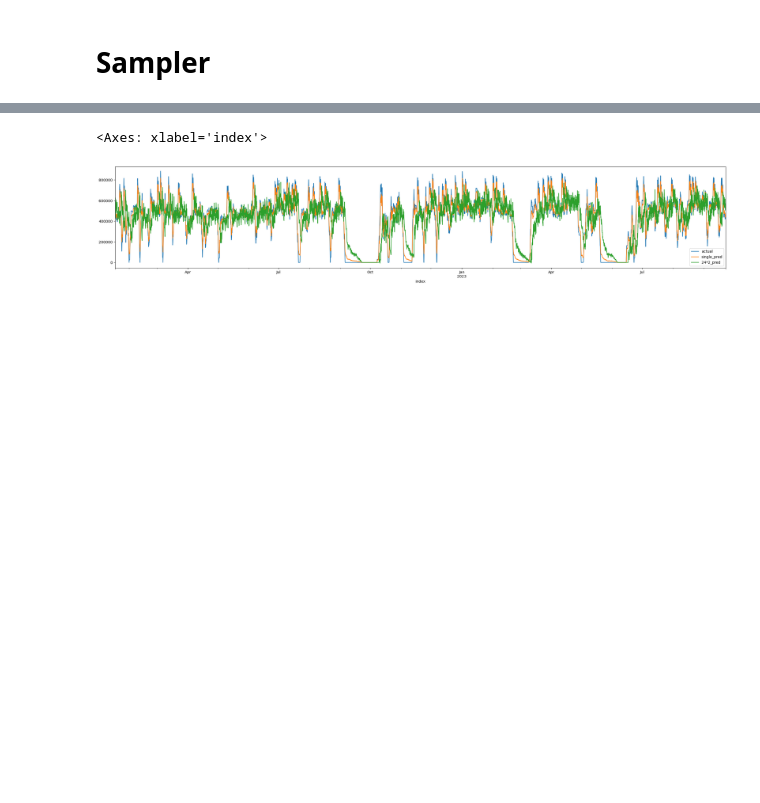
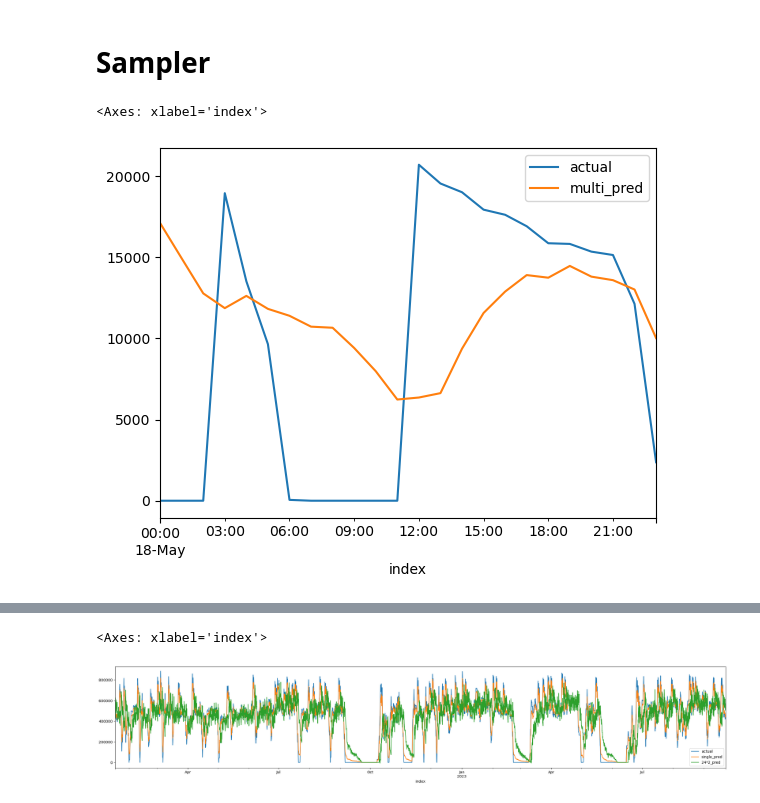
Before and after one commit to KyleCarlo/Predicting-Fuel-Consumption, a Jupyter notebook: Course-Model-perhour.ipynb, the cells around one changed output, grey strips where cells are left out. Cells and saved outputs as stored; diff of their text form; code cells hidden in the pictures; blank space fills up the shorter version.

```diff
--- a/Course-Model-perhour.ipynb
+++ b/Course-Model-perhour.ipynb
@@ -279,7 +319,7 @@ pd.concat([actual_pred, pred_step], axis=1)[:24*7].sum().reset_index()
 # %% [markdown]
 # Sampler
 # %%
-class PredSampler():
+class Single_step_PredSampler():
     def __init__(self, time_step, model, data):
         self.time_step = time_step
         self.model = model
@@ -316,4 +356,34 @@ class PredSampler():
         pred_df.columns = ['actual', 'single_pred', 'multi_pred']
         pred_df.index = actual_data.index
         return pred_df
+
+class Multi_step_PredSampler():
+    def __init__(self, time_step, model, data):
+        self.time_step = time_step
+        self.model = model
+        self.data = data
+    def predict(self, date_to_pred, plane_to_test):
+        orig_date_to_pred = pd.to_datetime(date_to_pred)
+        date_to_pred = pd.to_datetime(date_to_pred)
+        input_start_date = date_to_pred - pd.Timedelta(hours=self.time_step)
+        input_end_date = date_to_pred - pd.Timedelta(hours=1)
+        input_df = self.data[plane_to_test][input_start_date:input_end_date]
+        input_X = input_df.values.reshape(-1,1)
+        ss = StandardScaler()
+        s_input_X = ss.fit_transform(input_X)
+        ts_input_X = torch.from_numpy(s_input_X.reshape(-1).astype(np.float32))
+        pred = self.model(ts_input_X)
+        pred_df = pd.DataFrame(ss.inverse_transform(pred.detach().numpy().reshape(-1,1)))
+        actual_df = self.data[plane_to_test][orig_date_to_pred:orig_date_to_pred + pd.Timedelta(hours=self.model.out_features-1)]
+        pred_df.index = actual_df.index
+        actual_pred = pd.concat([actual_df, pred_df], axis=1)
+        actual_pred.columns = ['actual', 'multi_pred']
+        return actual_pred
+# %%
+multi_pred_sampler = Multi_step_PredSampler(time_step, auto_reg, hist)
+# %%
+multi_pred_sampler.predict('2022-05-18', 'rp7772').plot()
+# %% [output]
+<Axes: xlabel='index'>
+[figure, added]
 # %%
```
Also changed, not shown: parts of 17 cells of this notebook, 1 other file.
